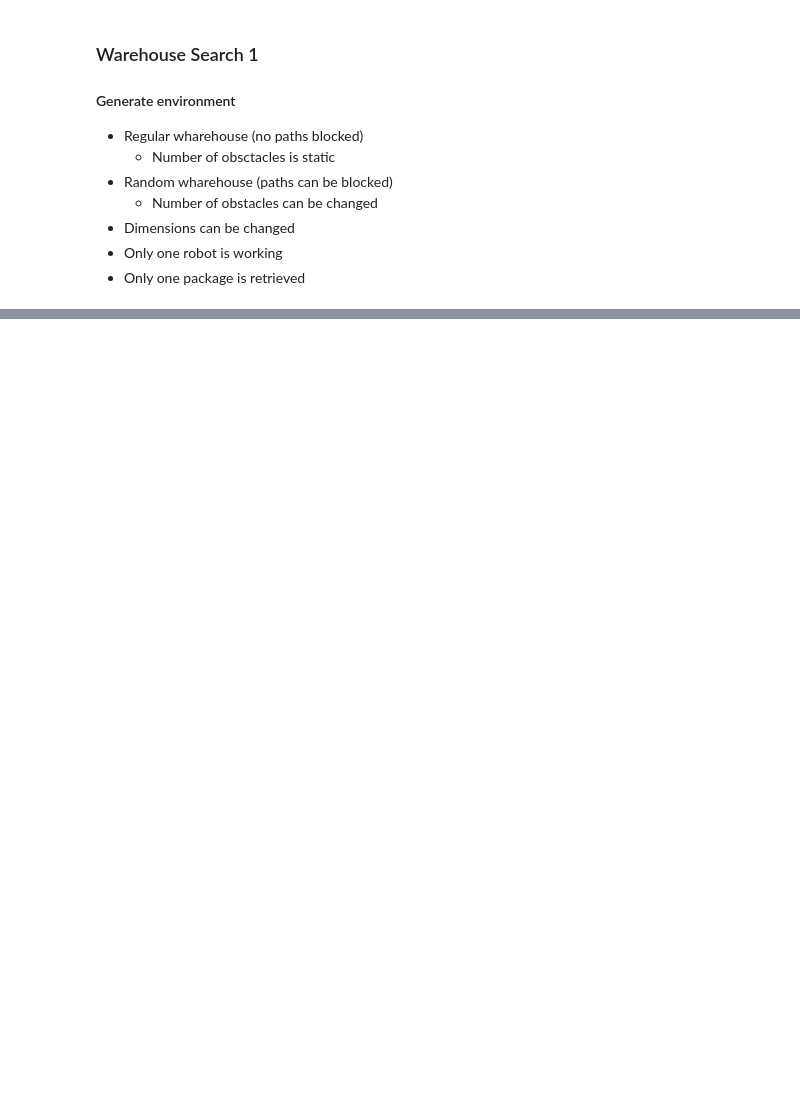
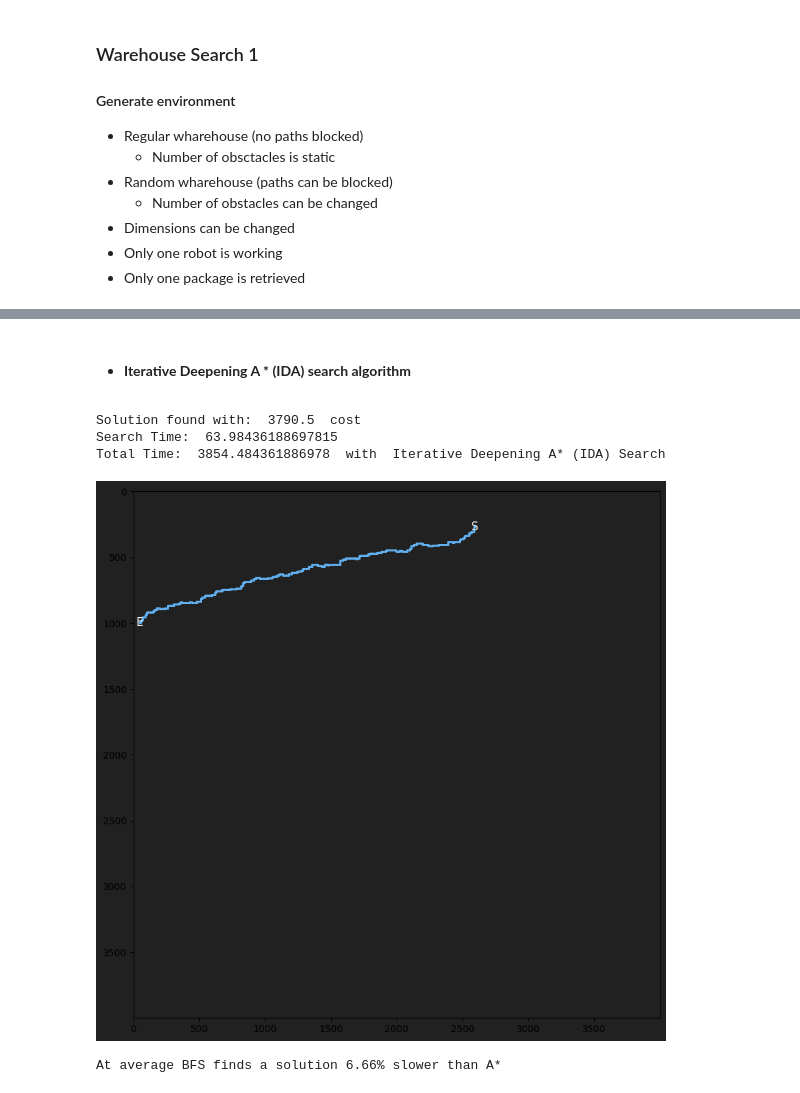
Before and after one commit to 0xdbff/AI, a Jupyter notebook: tp01.ipynb, the cells around one changed output, grey strips where cells are left out. Drawn from its saved outputs; the diff is of its cells as text; code cells hidden in the pictures; blank space fills up the shorter version.

```diff
--- a/tp01.ipynb
+++ b/tp01.ipynb
@@ -40,13 +61,26 @@ visualize_warehouse(env.map, search2.path)
+# %% [markdown]
+- #### **Iterative Deepening A * (IDA) search algorithm**
+# %%
+search_ida = Search(AlgorithmTypeEnum.IDA_STAR, env)
+
+search_ida.print_cost()
+
+visualize_warehouse(env.map, search_ida.path)
+# %% [output]
+Solution found with:  3790.5  cost
+Search Time:  63.98436188697815
+Total Time:  3854.484361886978  with  Iterative Deepening A* (IDA) Search
+[figure, added]
 # %%
 t_diff = 0
 iterations = 10
 for _ in range(iterations):
-    env = Environment(WarehouseTypeEnum.Regular, rows = 2000, cols = 2000)
+    env = Environment(WarehouseTypeEnum.Regular, rows = 200, cols = 200)
 
-    search1 = Search(AlgorithmTypeEnum.BFS, env)
-    search2 = Search(AlgorithmTypeEnum.A_STAR, env)
+    search_bfs = Search(AlgorithmTypeEnum.BFS, env)
+    search_dijkstra = Search(AlgorithmTypeEnum.A_STAR, env)
 
-    t_diff += search1.total_search_time / search2.total_search_time
+    t_diff += search_bfs.total_search_time / search_dijkstra.total_search_time
 
 average_ratio = t_diff / iterations
 if average_ratio > 1:
@@ -55,3 +89,5 @@ if average_ratio > 1:
 else:
     percentage_slower = (1 - average_ratio) * 100
     print(f"At average A* finds a solution {percentage_slower:.2f}% slower than BFS")
+# %% [output]
+At average BFS finds a solution 6.66% slower than A*
```
Also changed, not shown: parts of 7 cells of this notebook, 4 other files.
